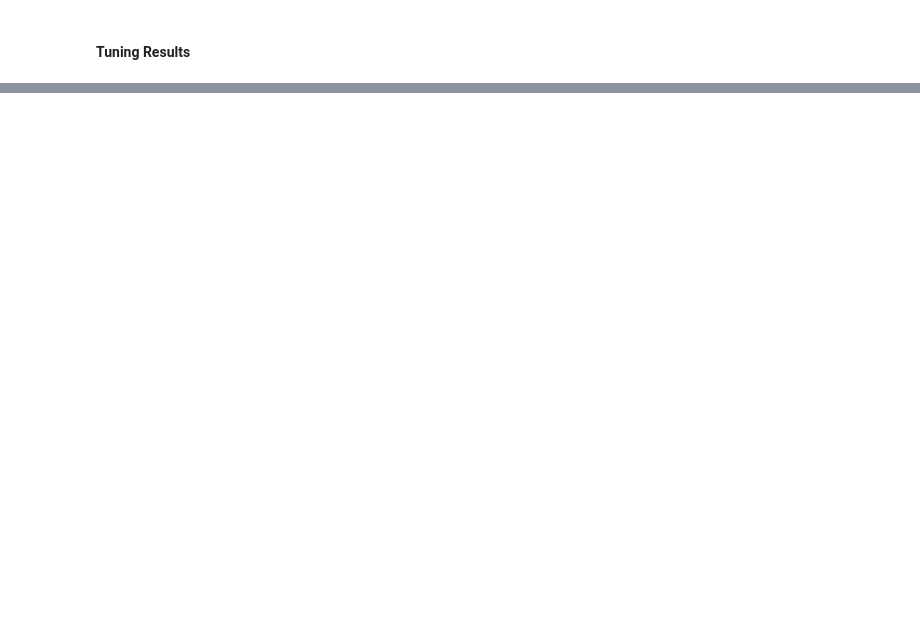
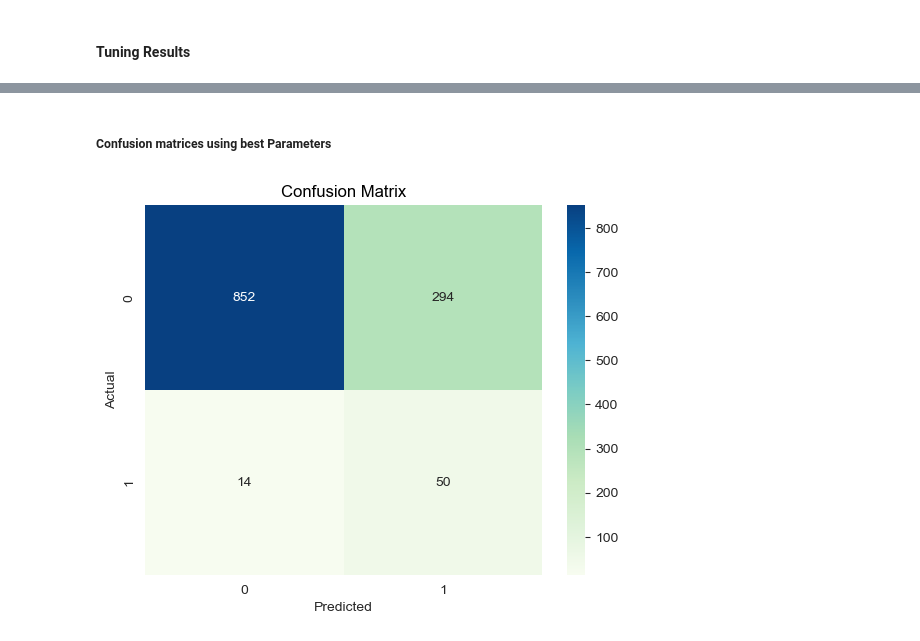
Before and after one commit to maninder56/Predicting-Risk-of-Stroke-using-Machine-Learning, a Jupyter notebook: stroke_prediction.ipynb, the cells around one changed output, grey strips where cells are left out. Saved outputs shown, nothing was run; the diff lists cells and outputs as text; code cells hidden in the pictures; blank space fills up the shorter version.

```diff
--- a/stroke_prediction.ipynb
+++ b/stroke_prediction.ipynb
@@ -521,0 +538,17 @@ plot_results(result)
+# %% [markdown]
+##### Confusion matrices using best Parameters
+# %%
+parameters = list(Randomized_search.best_params_.values())
+best_LogReg_model = LogisticRegression(C = parameters[0], penalty = parameters[1], solver = parameters[2])
+best_LogReg_model.fit(X_train,y_train)
+
+best_pred_logreg = best_LogReg_model.predict(X_test)
+
+confusion = confusion_matrix(y_test, best_pred_logreg)
+sns.heatmap(confusion,annot=True,cmap='GnBu',fmt = 'd')
+plt.title('Confusion Matrix',color='black')
+plt.xlabel('Predicted')
+plt.ylabel('Actual')
+plt.show()
+# %% [output]
+[figure, added]
```
Also changed, not shown: parts of 39 cells of this notebook.
